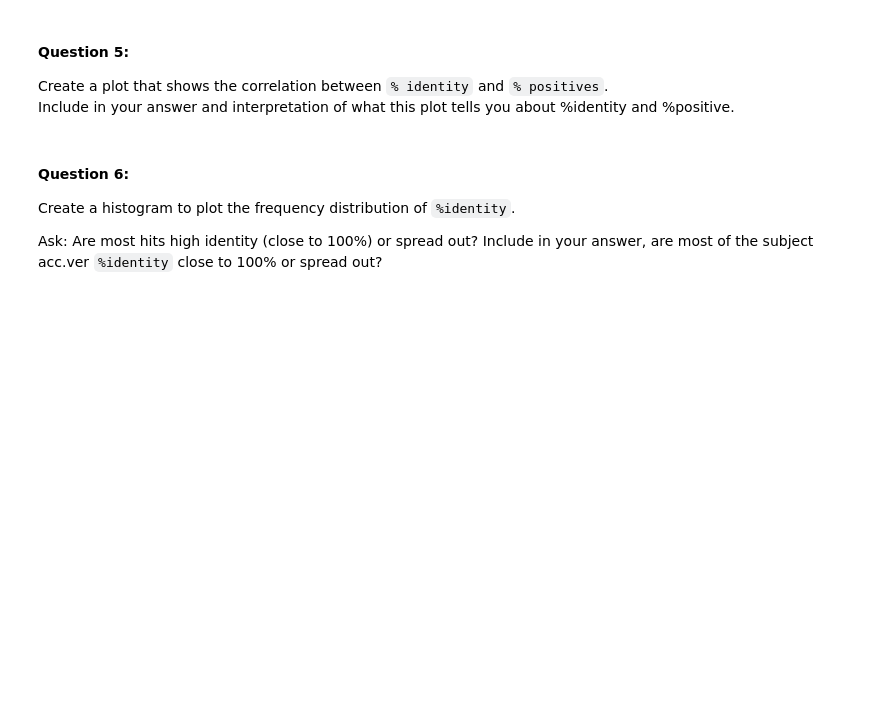
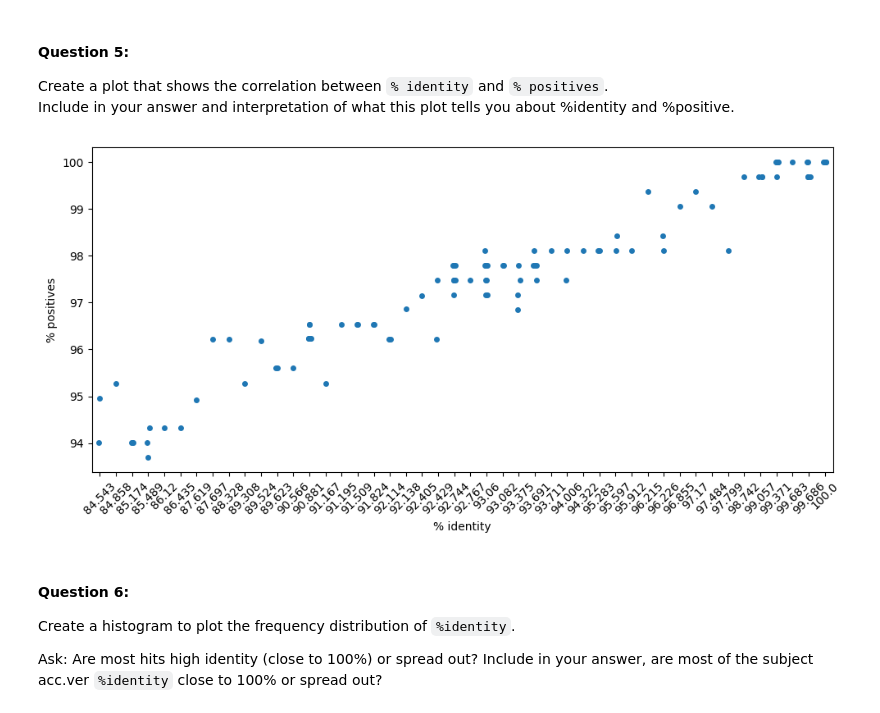
Before and after one commit to salmaibr2/CS133, a Jupyter notebook: Module 3 regression/CS133_F25_M3_HW4_relationship_plt_complicated_data.ipynb, the cells around one changed output. Cells and saved outputs as stored; diff of their text form; code cells hidden in the pictures; blank space fills up the shorter version.

```diff
--- a/Module 3 regression/CS133_F25_M3_HW4_relationship_plt_complicated_data.ipynb
+++ b/Module 3 regression/CS133_F25_M3_HW4_relationship_plt_complicated_data.ipynb
@@ -36,3 +105,26 @@ Include in your answer and interpretation of what this plot tells you about %ide
+# %%
+### Your code here . . .
+
+
+import matplotlib.pyplot as plt
+
+# Create the stripplot
+plt.figure(figsize=(10, 5))
+ax = sns.stripplot(
+    data=blast,
+    x="% identity",
+    y="% positives"
+)
+
+# Rotate x-axis tick labels
+plt.xticks(rotation=45)
+
+plt.tight_layout()  # Prevent label cutoff
+plt.show()
+
+# this is a strip plot or a dot plot and it shows that % identity and % positives have a postive correlation
+# %% [output]
+[figure, added]
 # %% [markdown]
 #### Question 6: ####
 Create a histogram to plot the frequency distribution of `%identity`.
```
Also changed, not shown: parts of 13 cells of this notebook, 1 other file.
